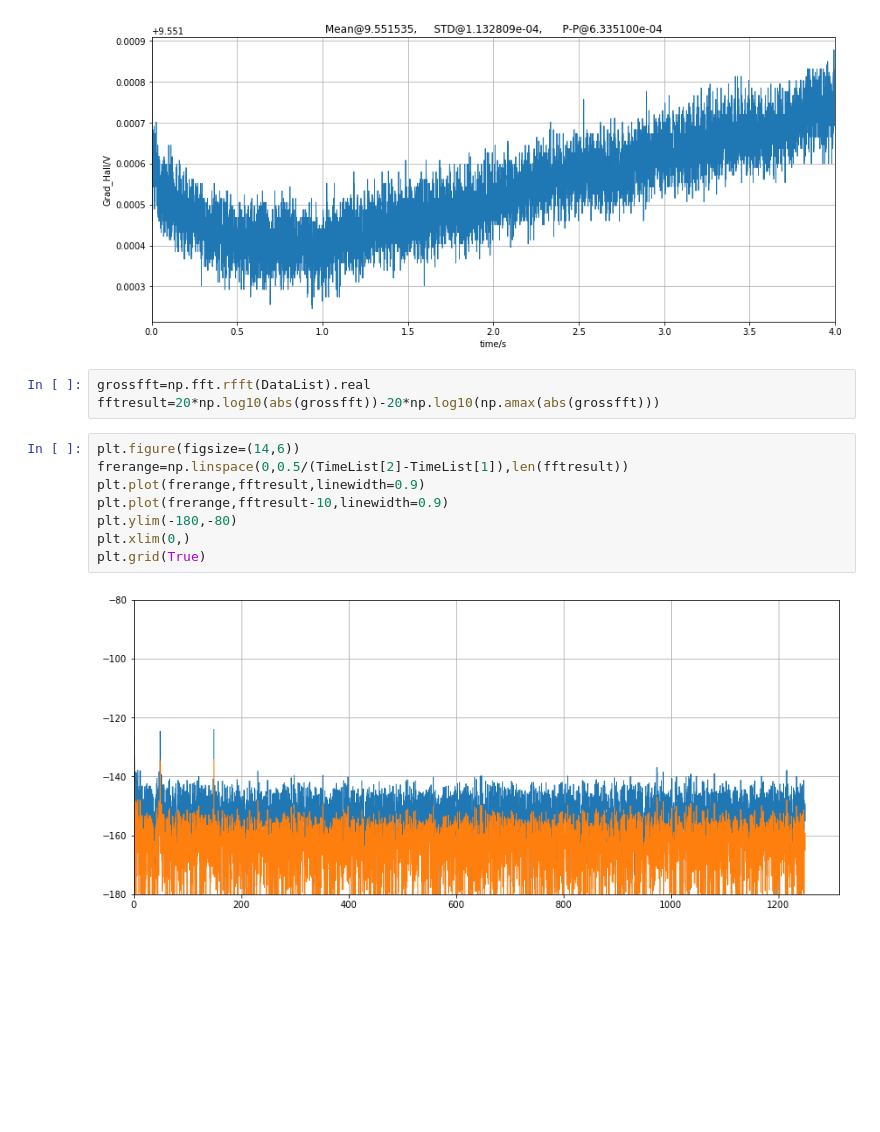
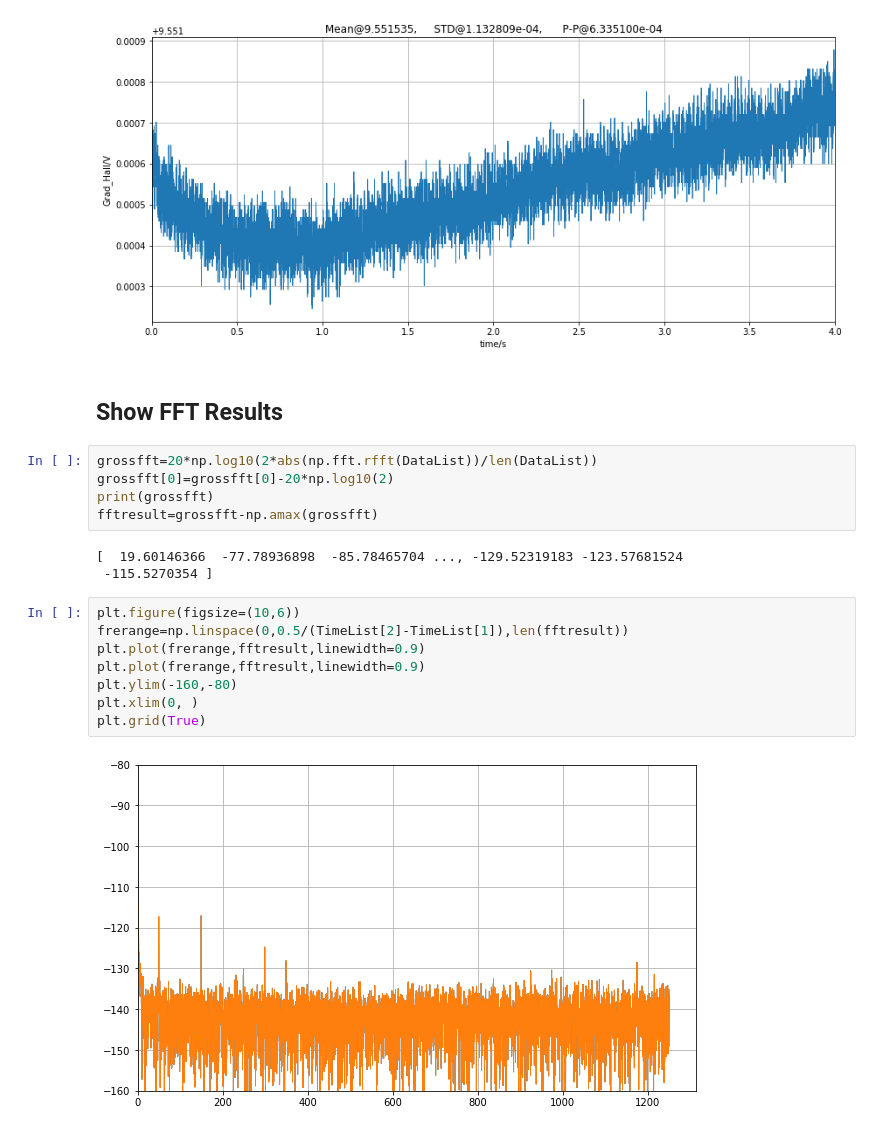
Before and after one commit to boxiaowave/pythonscriptsforlab, a Jupyter notebook: FFTProcessData.ipynb, the cells around one changed output. Saved outputs shown, nothing was run; the diff lists cells and outputs as text; blank space fills up the shorter version.

```diff
--- a/FFTProcessData.ipynb
+++ b/FFTProcessData.ipynb
@@ -74,19 +74,26 @@ plt.plot(TimeList,DataList,linewidth=0.9)
 plt.grid(True)
 # %% [output]
 [figure]
+# %% [markdown]
+## Show FFT Results
 # %%
-grossfft=np.fft.rfft(DataList).real
-fftresult=20*np.log10(abs(grossfft))-20*np.log10(np.amax(abs(grossfft)))
+grossfft=20*np.log10(2*abs(np.fft.rfft(DataList))/len(DataList))
+grossfft[0]=grossfft[0]-20*np.log10(2)
+print(grossfft)
+fftresult=grossfft-np.amax(grossfft)
+# %% [output]
+[  19.60146366  -77.78936898  -85.78465704 ..., -129.52319183 -123.57681524
+ -115.5270354 ]
 # %%
-plt.figure(figsize=(14,6))
+plt.figure(figsize=(10,6))
 frerange=np.linspace(0,0.5/(TimeList[2]-TimeList[1]),len(fftresult))
 plt.plot(frerange,fftresult,linewidth=0.9)
-plt.plot(frerange,fftresult-10,linewidth=0.9)
-plt.ylim(-180,-80)
-plt.xlim(0,)
+plt.plot(frerange,fftresult,linewidth=0.9)
+plt.ylim(-160,-80)
+plt.xlim(0, )
 plt.grid(True)
 # %% [output]
-[figure, old version]
+[figure, new version]
 # %%
 plt.figure(figsize=(15,6))
 plt.imshow(np.array(Image.open('./FFTdata/04_Cap22uF_4s_spectrum.bmp')))
```
Also changed, not shown: parts of 4 cells of this notebook.
